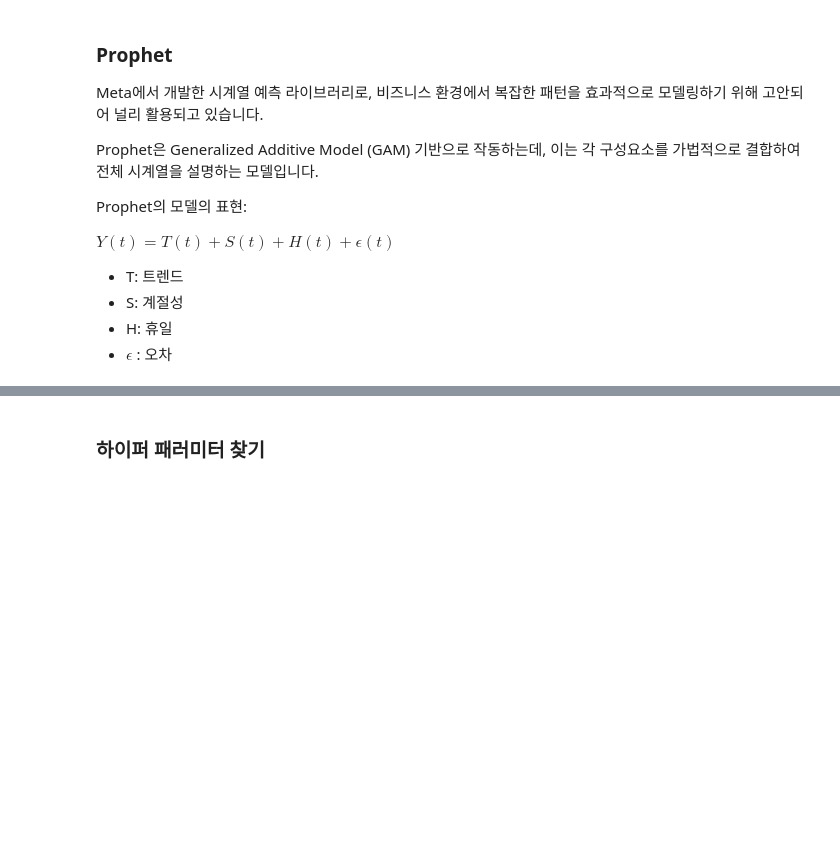
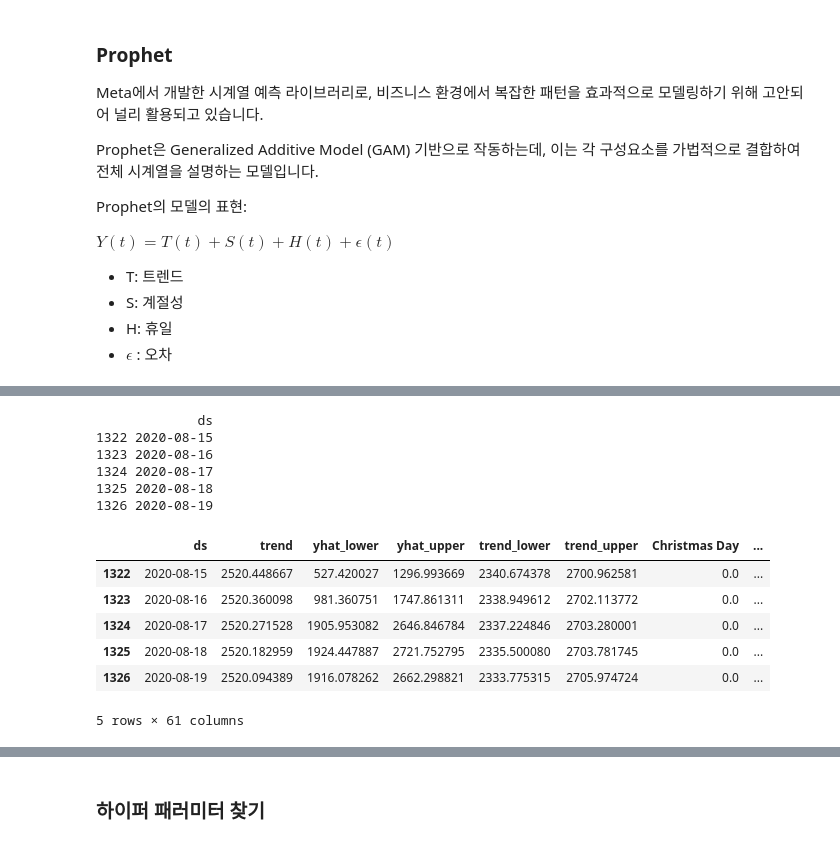
Before and after one commit to minkeymouse/forecasting, a Jupyter notebook: practices/practice2.ipynb, the cells around one changed output, grey strips where cells are left out. Cells and saved outputs as stored; diff of their text form; code cells hidden in the pictures; blank space fills up the shorter version.

```diff
--- a/practices/practice2.ipynb
+++ b/practices/practice2.ipynb
@@ -64,7 +82,8 @@ m.add_country_holidays(country_name='US')
 m.fit(train)
 
 future= m.make_future_dataframe(periods=len(test), freq='d')
-future.tail()
+print(future.tail())
 
 forecast=m.predict(future)
 forecast.tail()
+# %% [output]
@@ -71,3 +92,16 @@ forecast.tail()
+             ds
+1322 2020-08-15
+1323 2020-08-16
+1324 2020-08-17
+1325 2020-08-18
+1326 2020-08-19
+|  | ds | trend | yhat_lower | yhat_upper | trend_lower | trend_upper | Christmas Day | ... |
+| 1322 | 2020-08-15 | 2520.448667 | 527.420027 | 1296.993669 | 2340.674378 | 2700.962581 | 0.0 | ... |
+| 1323 | 2020-08-16 | 2520.360098 | 981.360751 | 1747.861311 | 2338.949612 | 2702.113772 | 0.0 | ... |
+| 1324 | 2020-08-17 | 2520.271528 | 1905.953082 | 2646.846784 | 2337.224846 | 2703.280001 | 0.0 | ... |
+| 1325 | 2020-08-18 | 2520.182959 | 1924.447887 | 2721.752795 | 2335.500080 | 2703.781745 | 0.0 | ... |
+| 1326 | 2020-08-19 | 2520.094389 | 1916.078262 | 2662.298821 | 2333.775315 | 2705.974724 | 0.0 | ... |
+5 rows × 61 columns
 # %%
 fig = m.plot(forecast)
 a = add_changepoints_to_plot(fig.gca(), m, forecast)
```
Also changed, not shown: parts of 31 cells of this notebook, 4 other files.
